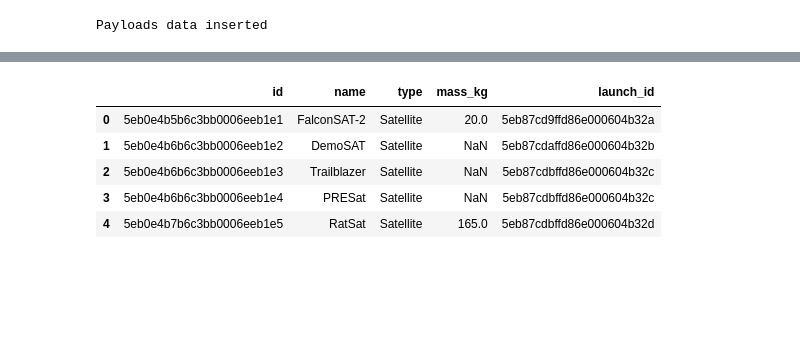
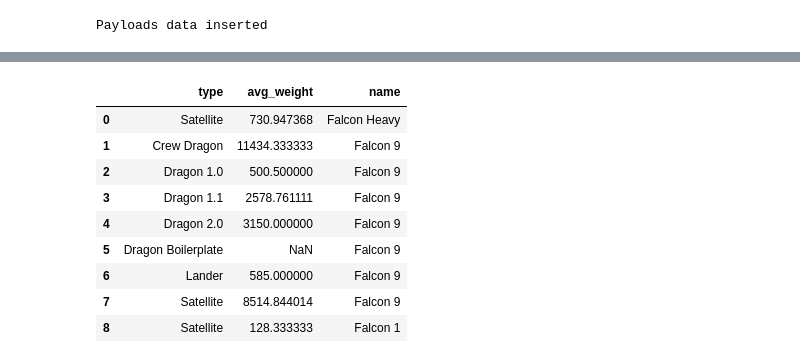
Before and after one commit to gilberpl/data-engineeering, a Jupyter notebook: analysis.ipynb, the cells around one changed output, grey strips where cells are left out. Saved outputs shown, nothing was run; the diff lists cells and outputs as text; code cells hidden in the pictures; blank space fills up the shorter version.

```diff
--- a/analysis.ipynb
+++ b/analysis.ipynb
@@ -145,13 +143,22 @@ df
-# %%
-import pandas as pd
-
-# Display table as a dataframe
-df = pd.read_sql_query("SELECT * FROM payloads LIMIT 5;", conn)
-df
-# %% [output]
-|  | id | name | type | mass_kg | launch_id |
-| 0 | 5eb0e4b5b6c3bb0006eeb1e1 | FalconSAT-2 | Satellite | 20.0 | 5eb87cd9ffd86e000604b32a |
-| 1 | 5eb0e4b6b6c3bb0006eeb1e2 | DemoSAT | Satellite | NaN | 5eb87cdaffd86e000604b32b |
-| 2 | 5eb0e4b6b6c3bb0006eeb1e3 | Trailblazer | Satellite | NaN | 5eb87cdbffd86e000604b32c |
-| 3 | 5eb0e4b6b6c3bb0006eeb1e4 | PRESat | Satellite | NaN | 5eb87cdbffd86e000604b32c |
-| 4 | 5eb0e4b7b6c3bb0006eeb1e5 | RatSat | Satellite | 165.0 | 5eb87cdbffd86e000604b32d |
+# %%
+# Average payload weight per launch type broken down by rocket name
+df_2 = pd.read_sql_query('''
+SELECT p.type, avg(p.mass_kg) as avg_weight, r.name
+FROM payloads p
+JOIN launches l ON p.launch_id = l.id
+JOIN rockets r ON l.rocket_id = r.id
+GROUP BY p.type, r.name
+ORDER BY r.name DESC
+''', conn)
+df_2
+# %% [output]
+|  | type | avg_weight | name |
+| 0 | Satellite | 730.947368 | Falcon Heavy |
+| 1 | Crew Dragon | 11434.333333 | Falcon 9 |
+| 2 | Dragon 1.0 | 500.500000 | Falcon 9 |
+| 3 | Dragon 1.1 | 2578.761111 | Falcon 9 |
+| 4 | Dragon 2.0 | 3150.000000 | Falcon 9 |
+| 5 | Dragon Boilerplate | NaN | Falcon 9 |
+| 6 | Lander | 585.000000 | Falcon 9 |
+| 7 | Satellite | 8514.844014 | Falcon 9 |
+| 8 | Satellite | 128.333333 | Falcon 1 |
```
Also changed, not shown: parts of 8 cells of this notebook.
